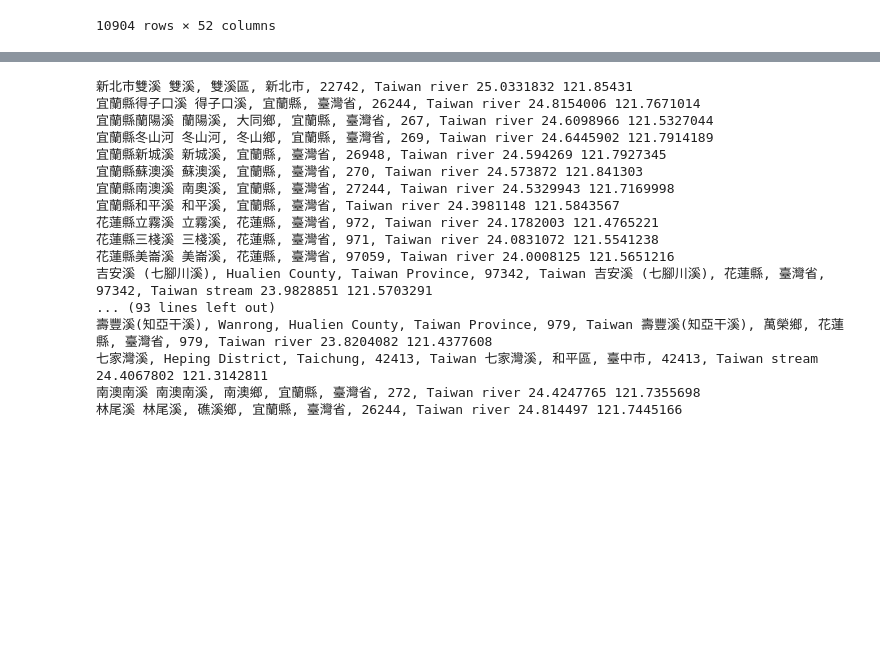
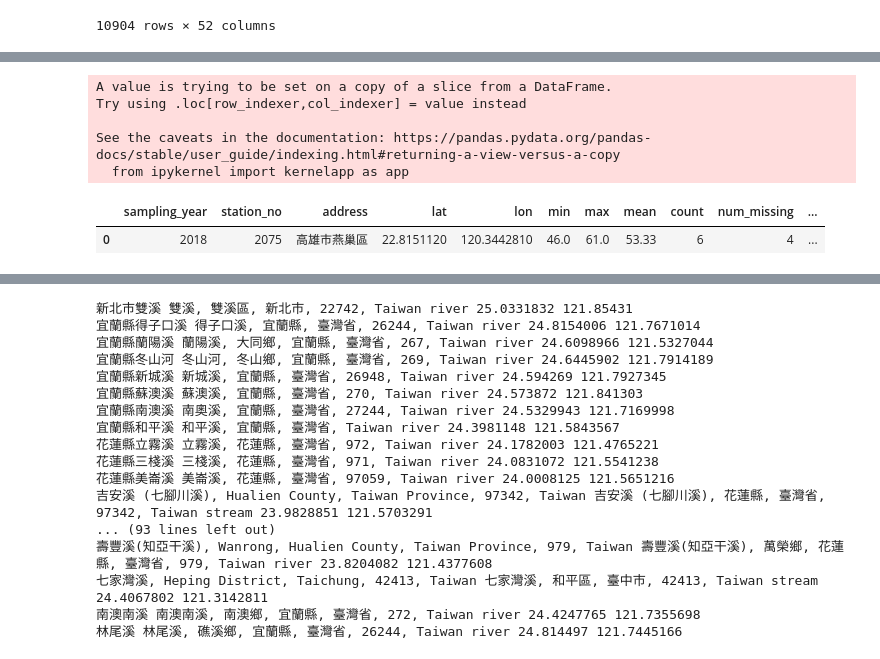
Before and after one commit to nweat/know-your-water, a Jupyter notebook: know_my_wata/water_app/data/data_exploration.ipynb, the cells around one changed output, grey strips where cells are left out. Drawn from its saved outputs; the diff is of its cells as text; code cells hidden in the pictures; blank space fills up the shorter version.

Commit message:
- add analysis for dam stations - improve front end design

```diff
--- a/know_my_wata/water_app/data/data_exploration.ipynb
+++ b/know_my_wata/water_app/data/data_exploration.ipynb
@@ -257,0 +299,63 @@ river_water_final
+# %%
+'''
+Perform DAM stats
+
+https://medium.com/dunder-data/finding-the-percentage-of-missing-values-in-a-pandas-dataframe-a04fa00f84ab
+https://queirozf.com/entries/pandas-dataframe-groupby-examples
+'''
+
+YEAR = '2018'
+FIELD = 'ctsi'
+FIELD_MISSING = FIELD +'_missing'
+MISSING_VALUE = '--'
+
+# field stats - record min, max, average, number of missing data for GIVEN YEAR at each station, use station 1234 for testing
+dam_stats = dam_water_final[dam_water_final['sampling_year'] == YEAR]
+dam_stats[FIELD] = dam_stats[FIELD].replace(MISSING_VALUE, np.nan)
+
+# Remove rows with np.nan in rpi column for GIVEN YEAR
+#river_water_finalRPI = river_water_finalRPI.dropna(subset=[FIELD])
+
+dam_stats = dam_stats.astype({FIELD: 'float'})
+dam_stats[FIELD_MISSING] = dam_stats[FIELD].isna()
+dam_stats = dam_stats.groupby(['sampling_year', 'station_no', 'address', 'lat', 'lon']).agg(
+    {
+     FIELD: ['min', 'max', 'mean', 'count'],
+     FIELD_MISSING: ['sum', 'mean']
+    }
+) #.rename(columns={"min": "RPI_min", "max": "RPI_max", "mean": "RPI_mean"})
+
+# rename columns
+dam_stats.columns = ['_'.join(col).strip() for col in dam_stats.columns.values]
+
+# format values
+dam_stats = dam_stats.astype({FIELD_MISSING + '_sum': 'int32'})
+dam_stats[FIELD_MISSING + '_mean'] = dam_stats[FIELD_MISSING + '_mean'].round(4) * 100
+dam_stats[FIELD + '_mean'] = dam_stats[FIELD + '_mean'].round(2)
+
+#rename columns so as to easier handle different stat types
+dam_stats.rename(columns={
+    FIELD + '_min': "min",
+    FIELD + '_max': "max",
+    FIELD + '_mean': "mean",
+    FIELD + '_count': "count",
+    FIELD_MISSING + '_sum': "num_missing",
+    FIELD_MISSING + '_mean': "perc_missing",
+}, inplace=True)
+dam_stats = dam_stats.reset_index()
+#river_water_final2['river_pollution_index'].unique()
+
+#river_stats['min'].dropna(inplace=True)
+dam_stats = dam_stats.dropna(how='any', subset=['min'])
+dam_stats[dam_stats['station_no'] == 2075]
+
+# 1143 is missing all data, remove missing stations from analysis
+#river_stats
+# %% [output]
+A value is trying to be set on a copy of a slice from a DataFrame.
+Try using .loc[row_indexer,col_indexer] = value instead
+
+See the caveats in the documentation: https://pandas.pydata.org/pandas-docs/stable/user_guide/indexing.html#returning-a-view-versus-a-copy
+  from ipykernel import kernelapp as app
+|  | sampling_year | station_no | address | lat | lon | min | max | mean | count | num_missing | ... |
+| 0 | 2018 | 2075 | 高雄市燕巢區 | 22.8151120 | 120.3442810 | 46.0 | 61.0 | 53.33 | 6 | 4 | ... |
```
Also changed, not shown: parts of 7 cells of this notebook, 13 other files.
